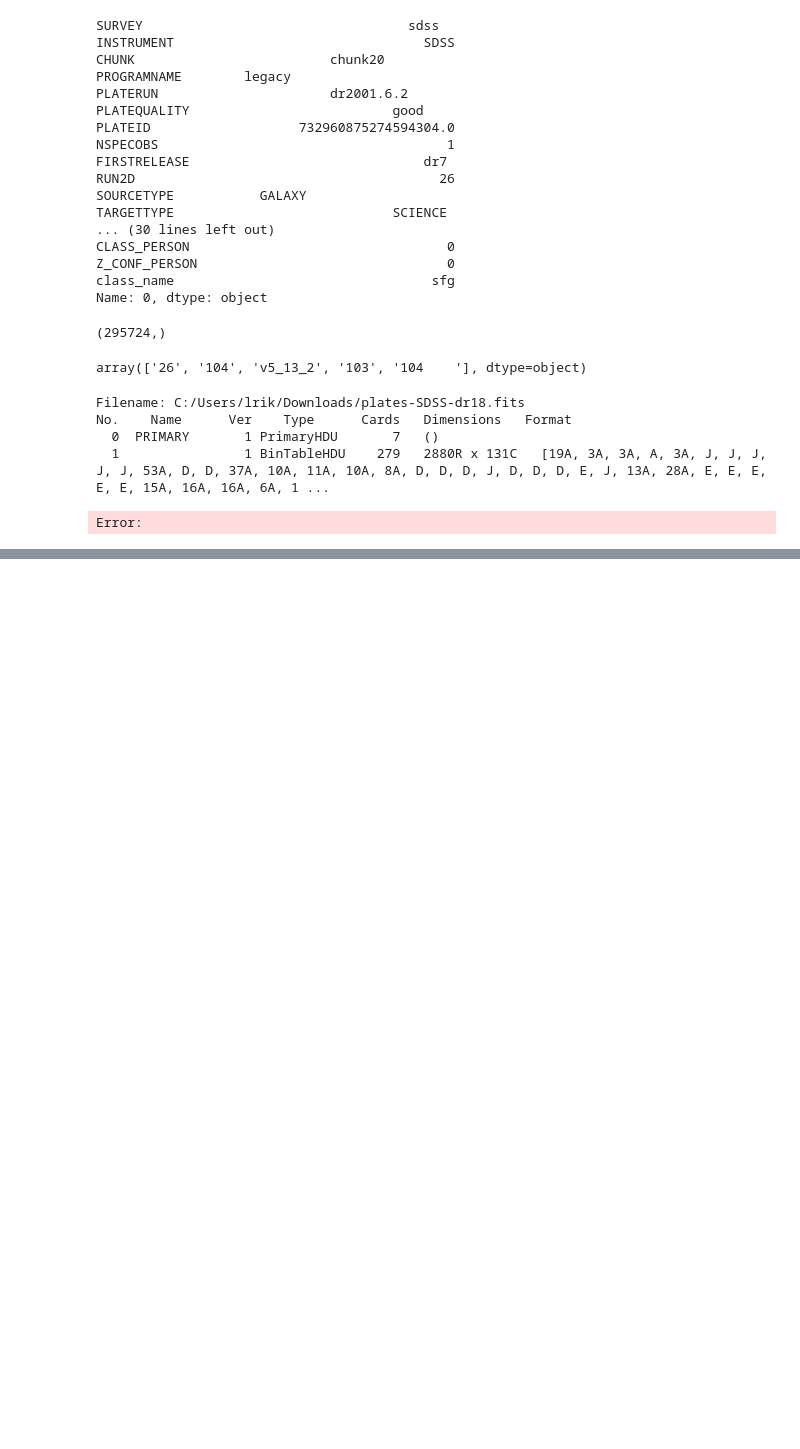
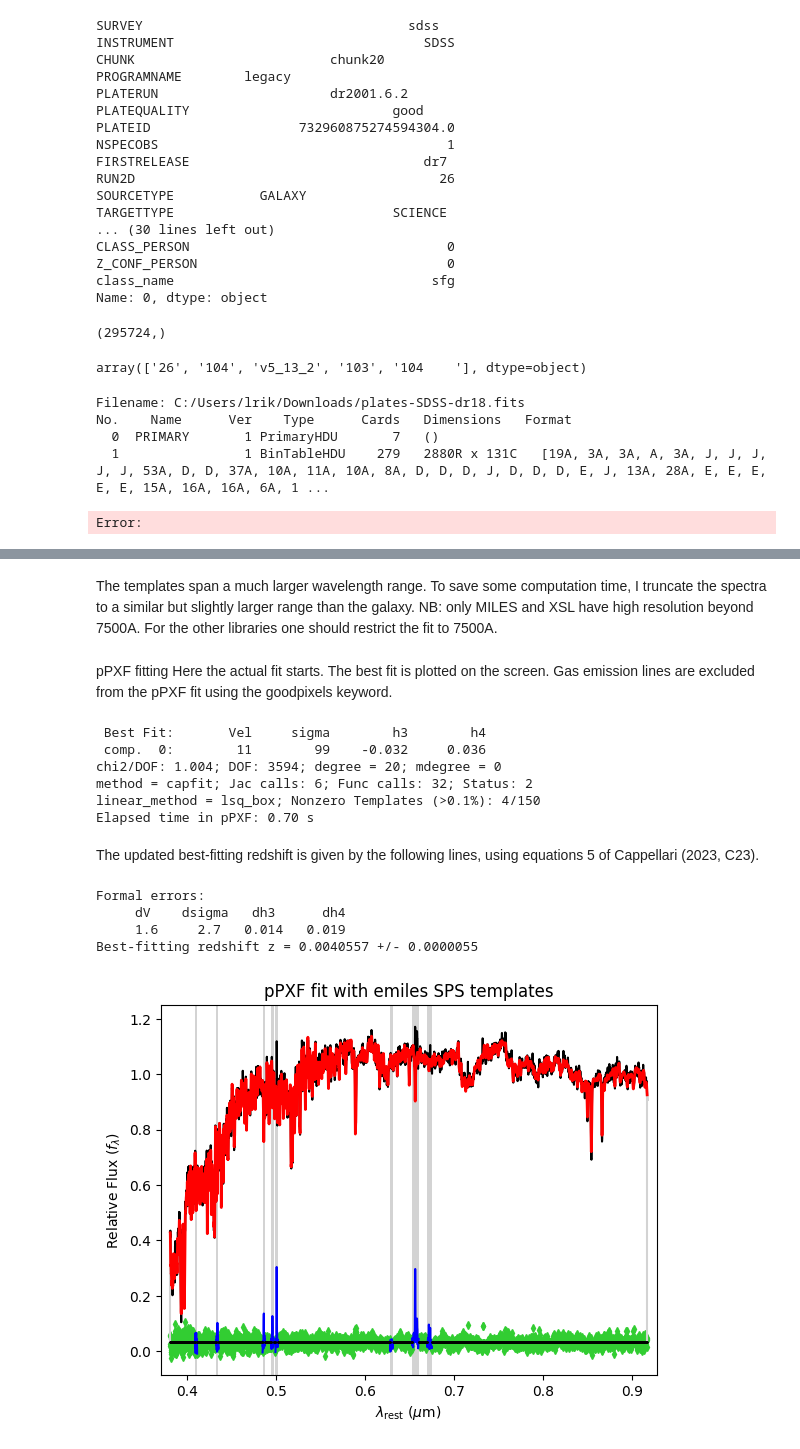
Before and after one commit to lrikozavr/Sklad_gryazi, a Jupyter notebook: spec/sdss.ipynb, the cells around one changed output, grey strips where cells are left out. Saved outputs shown, nothing was run; the diff lists cells and outputs as text; code cells hidden in the pictures; blank space fills up the shorter version.

```diff
--- a/spec/sdss.ipynb
+++ b/spec/sdss.ipynb
@@ -1102,0 +1167,3 @@ Error:
+# %%
+lam_gal = lam_gal/(1 + redshift_0)      # Compute approximate restframe wavelength
+fwhm_gal = fwhm_gal/(1 + redshift_0)    # Adjust resolution in Angstroms
@@ -1102,0 +1188,57 @@ Error:
+# %%
+basename = f"spectra_{sps_name}_9.0.npz"
+filename = ppxf_dir / 'sps_models' / basename
+if not filename.is_file():
+    url = "https://raw.githubusercontent.com/micappe/ppxf_data/main/" + basename
+    request.urlretrieve(url, filename)
+# %% [markdown]
+The templates span a much larger wavelength range. To save some computation time, I truncate the spectra to a similar but slightly larger range than the galaxy. NB: only MILES and XSL have high resolution beyond 7500A. For the other libraries one should restrict the fit to 7500A.
+# %%
+lam_range_temp = [3500, 1e4]
+fwhm_gal = {"lam": lam_gal, "fwhm": fwhm_gal}
+
+sps = lib.sps_lib(filename, velscale, fwhm_gal, lam_range=lam_range_temp)
+
+goodpixels = util.determine_goodpixels(np.log(lam_gal), lam_range_temp)
+# %% [markdown]
+pPXF fitting
+Here the actual fit starts. The best fit is plotted on the screen. Gas emission lines are excluded from the pPXF fit using the goodpixels keyword.
+# %%
+c = 299792.458          # km/s
+vel = 0                 # Spectrum is de-redshifted --> starting guess is zero
+start = [vel, 200.]     # (km/s), starting guess for [V, sigma]
+t = clock()
+pp = ppxf(sps.templates, galaxy, noise, velscale, start,
+          goodpixels=goodpixels, plot=False, moments=4, trig=1,
+          degree=20, lam=lam_gal, lam_temp=sps.lam_temp)
+print('Elapsed time in pPXF: %.2f s' % (clock() - t))
+# %% [output]
+ Best Fit:       Vel     sigma        h3        h4
+ comp.  0:        11        99    -0.032     0.036
+chi2/DOF: 1.004; DOF: 3594; degree = 20; mdegree = 0
+method = capfit; Jac calls: 6; Func calls: 32; Status: 2
+linear_method = lsq_box; Nonzero Templates (>0.1%): 4/150
+Elapsed time in pPXF: 0.70 s
+# %% [markdown]
+The updated best-fitting redshift is given by the following lines, using equations 5 of Cappellari (2023, C23).
+# %%
+errors = pp.error*np.sqrt(pp.chi2)  # Assume the fit is good chi2/DOF=1
+redshift_fit = (1 + redshift_0)*np.exp(pp.sol[0]/c) - 1     # eq. (5c) C23
+redshift_err = (1 + redshift_fit)*errors[0]/c               # eq. (5d) C23
+
+print("Formal errors:")
+print("     dV    dsigma   dh3      dh4")
+print("".join("%8.2g" % f for f in errors))
+prec = int(1 - np.floor(np.log10(redshift_err)))  # two digits of uncertainty
+print(f"Best-fitting redshift z = {redshift_fit:#.{prec}f} "
+        f"+/- {redshift_err:#.{prec}f}")
+
+pp.plot()
+plt.title(f"pPXF fit with {sps_name} SPS templates")
+plt.pause(5)
+# %% [output]
+Formal errors:
+     dV    dsigma   dh3      dh4
+     1.6     2.7   0.014   0.019
+Best-fitting redshift z = 0.0040557 +/- 0.0000055
+[figure, added]
```
Also changed, not shown: parts of 23 cells of this notebook.
